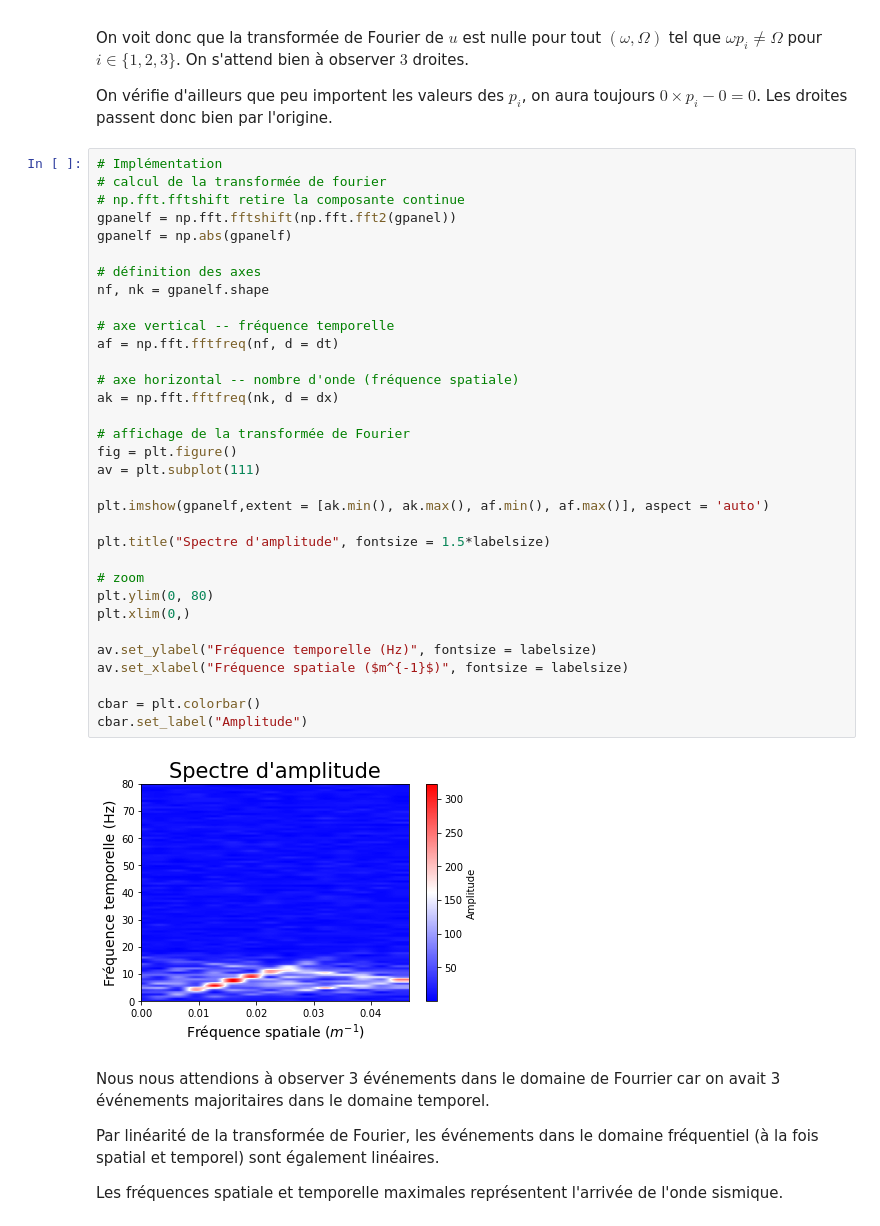
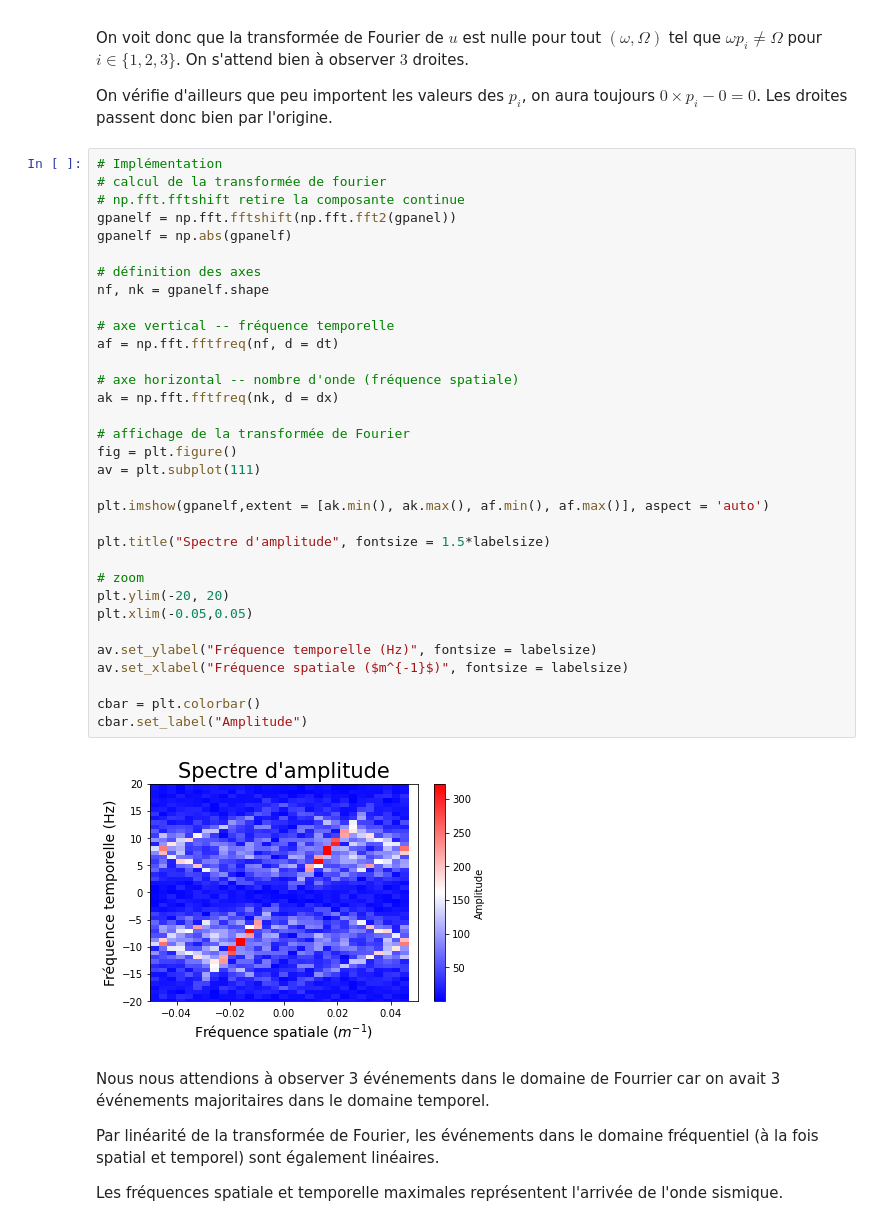
Before and after one commit to gabrielleberrada/projet_traitement_signal, a Jupyter notebook: mini_projet_interpolation/mini_projet_groupe3.ipynb, the cells around one changed output. Cells and saved outputs as stored; diff of their text form.

```diff
--- a/mini_projet_interpolation/mini_projet_groupe3.ipynb
+++ b/mini_projet_interpolation/mini_projet_groupe3.ipynb
@@ -318,36 +367,36 @@ On vérifie d'ailleurs que peu importent les valeurs des $p_i$, on aura toujours
 # calcul de la transformée de fourier
 # np.fft.fftshift retire la composante continue
 gpanelf = np.fft.fftshift(np.fft.fft2(gpanel))
 gpanelf = np.abs(gpanelf)
 
 # définition des axes
 nf, nk = gpanelf.shape
 
 # axe vertical -- fréquence temporelle
 af = np.fft.fftfreq(nf, d = dt)
 
 # axe horizontal -- nombre d'onde (fréquence spatiale)
 ak = np.fft.fftfreq(nk, d = dx)
 
 # affichage de la transformée de Fourier
 fig = plt.figure()
 av = plt.subplot(111)
 
 plt.imshow(gpanelf,extent = [ak.min(), ak.max(), af.min(), af.max()], aspect = 'auto')
 
 plt.title("Spectre d'amplitude", fontsize = 1.5*labelsize)
 
 # zoom
-plt.ylim(0, 80)
-plt.xlim(0,)
+plt.ylim(-20, 20)
+plt.xlim(-0.05,0.05)
 
 av.set_ylabel("Fréquence temporelle (Hz)", fontsize = labelsize)
 av.set_xlabel("Fréquence spatiale ($m^{-1}$)", fontsize = labelsize)
 
 cbar = plt.colorbar()
 cbar.set_label("Amplitude")
 # %% [output]
-[figure, old version]
+[figure, new version]
 # %% [markdown]
 Nous nous attendions à observer 3 événements dans le domaine de Fourrier car on avait 3 événements majoritaires dans le domaine temporel.
 
```
Also changed, not shown: parts of 10 cells of this notebook.
